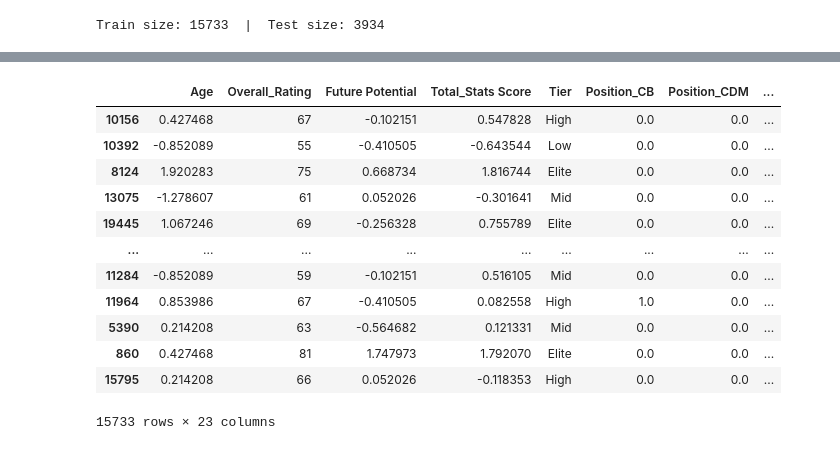
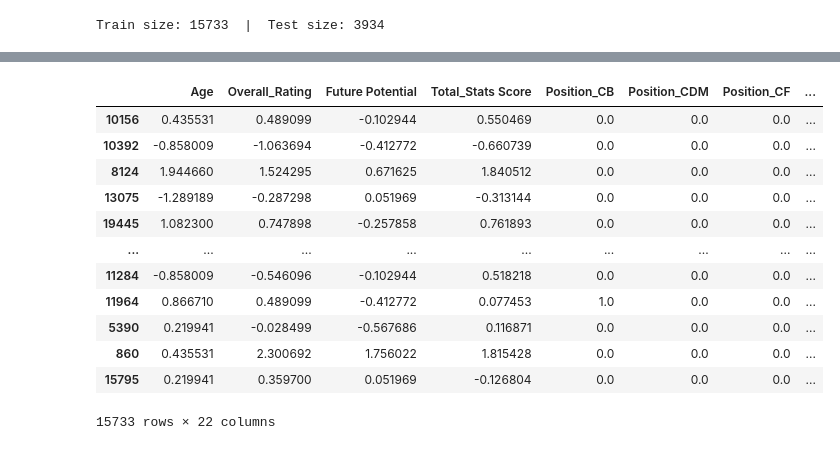
Before and after one commit to HaneenMohamed14/ML, a Jupyter notebook: ML 2.ipynb, the cells around one changed output, grey strips where cells are left out. Saved outputs shown, nothing was run; the diff lists cells and outputs as text; code cells hidden in the pictures.

```diff
--- a/ML 2.ipynb
+++ b/ML 2.ipynb
@@ -336,3 +332,9 @@ pos_test  = pd.DataFrame(ohe.transform(X_test[['Position']]),  columns=pos_cols,
 
 X_train = pd.concat([X_train, pos_train], axis=1).drop(columns=['Position'])
 X_test  = pd.concat([X_test,  pos_test],  axis=1).drop(columns=['Position'])
+# %%
+X_train_reg = X_train.copy()
+X_test_reg  = X_test.copy()
+
+X_train_clf = X_train.copy()
+X_test_clf  = X_test.copy()
@@ -339,27 +344,27 @@ X_test  = pd.concat([X_test,  pos_test],  axis=1).drop(columns=['Position'])
 # %%
-def target_encode_train(X_train, y_train, col, n_splits=5, random_state=42):
-    global_mean = y_train.mean()
-    encoded = pd.Series(global_mean, index=X_train.index)
+def target_encode_train(X_train_reg, y_reg_train, col, n_splits=5, random_state=42):
+    global_mean = y_reg_train.mean()
+    encoded = pd.Series(global_mean, index=X_train_reg.index)
     kf = KFold(n_splits=n_splits, shuffle=True, random_state=random_state)
 
-    for train_idx, val_idx in kf.split(X_train):
-        fold_means = y_train.iloc[train_idx].groupby(X_train[col].iloc[train_idx]).mean()
-        encoded.iloc[val_idx] = X_train[col].iloc[val_idx].map(fold_means).fillna(global_mean)
+    for train_idx, val_idx in kf.split(X_train_reg):
+        fold_means = y_reg_train.iloc[train_idx].groupby(X_train_reg[col].iloc[train_idx]).mean()
+        encoded.iloc[val_idx] = X_train_reg[col].iloc[val_idx].map(fold_means).fillna(global_mean)
 
 
-    full_means = y_train.groupby(X_train[col]).mean()
+    full_means = y_reg_train.groupby(X_train_reg[col]).mean()
     return encoded, full_means, global_mean
 
 
 for col in ['Country', 'Team']:
-    enc_train, means, global_mean = target_encode_train(X_train, y_train, col)
+    enc_train, means, global_mean = target_encode_train(X_train_reg, y_reg_train, col)
 
-    X_train[f'{col}_enc'] = enc_train
-    X_test[f'{col}_enc']  = X_test[col].map(means).fillna(global_mean)
+    X_train_reg[f'{col}_enc'] = enc_train
+    X_test_reg[f'{col}_enc']  = X_test_reg[col].map(means).fillna(global_mean)
 
-    X_train = X_train.drop(columns=[col])
-    X_test  = X_test.drop(columns=[col])
+    X_train_reg = X_train_reg.drop(columns=[col])
+    X_test_reg  = X_test_reg.drop(columns=[col])
 
-print("Train shape:", X_train.shape)
-print("Test shape:",  X_test.shape)
+print("Train shape:", X_train_reg.shape)
+print("Test shape:",  X_test_reg.shape)
 # %% [output]
@@ -401,11 +419,11 @@ X_test
 #scaling
 
 cols_to_scale = ['Age', 'Future Potential', 'Total_Stats Score',
-                 'Country_enc', 'Team_enc']
+                 'Country_enc', 'Team_enc','Overall_Rating']
 scaler = StandardScaler()
 
-X_train[cols_to_scale] = scaler.fit_transform(X_train[cols_to_scale])
-X_test[cols_to_scale]  = scaler.transform(X_test[cols_to_scale])
+X_train_reg[cols_to_scale] = scaler.fit_transform(X_train_reg[cols_to_scale])
+X_test_reg[cols_to_scale]  = scaler.transform(X_test_reg[cols_to_scale])
 
-print(X_train[cols_to_scale].describe().round(2))
+print(X_train_reg[cols_to_scale].describe().round(2))
 # %% [output]
@@ -421,16 +454,16 @@ max        4.48              3.60               2.79        17.56     10.73
 # %%
-X_train
+X_train_reg
 # %% [output]
-|  | Age | Overall_Rating | Future Potential | Total_Stats Score | Tier | Position_CB | Position_CDM | ... |
-| 10156 | 0.427468 | 67 | -0.102151 | 0.547828 | High | 0.0 | 0.0 | ... |
-| 10392 | -0.852089 | 55 | -0.410505 | -0.643544 | Low | 0.0 | 0.0 | ... |
-| 8124 | 1.920283 | 75 | 0.668734 | 1.816744 | Elite | 0.0 | 0.0 | ... |
-| 13075 | -1.278607 | 61 | 0.052026 | -0.301641 | Mid | 0.0 | 0.0 | ... |
-| 19445 | 1.067246 | 69 | -0.256328 | 0.755789 | Elite | 0.0 | 0.0 | ... |
+|  | Age | Overall_Rating | Future Potential | Total_Stats Score | Position_CB | Position_CDM | Position_CF | ... |
+| 10156 | 0.435531 | 0.489099 | -0.102944 | 0.550469 | 0.0 | 0.0 | 0.0 | ... |
+| 10392 | -0.858009 | -1.063694 | -0.412772 | -0.660739 | 0.0 | 0.0 | 0.0 | ... |
+| 8124 | 1.944660 | 1.524295 | 0.671625 | 1.840512 | 0.0 | 0.0 | 0.0 | ... |
+| 13075 | -1.289189 | -0.287298 | 0.051969 | -0.313144 | 0.0 | 0.0 | 0.0 | ... |
+| 19445 | 1.082300 | 0.747898 | -0.257858 | 0.761893 | 0.0 | 0.0 | 0.0 | ... |
 | ... | ... | ... | ... | ... | ... | ... | ... | ... |
-| 11284 | -0.852089 | 59 | -0.102151 | 0.516105 | Mid | 0.0 | 0.0 | ... |
-| 11964 | 0.853986 | 67 | -0.410505 | 0.082558 | High | 1.0 | 0.0 | ... |
-| 5390 | 0.214208 | 63 | -0.564682 | 0.121331 | Mid | 0.0 | 0.0 | ... |
-| 860 | 0.427468 | 81 | 1.747973 | 1.792070 | Elite | 0.0 | 0.0 | ... |
-| 15795 | 0.214208 | 66 | 0.052026 | -0.118353 | High | 0.0 | 0.0 | ... |
+| 11284 | -0.858009 | -0.546096 | -0.102944 | 0.518218 | 0.0 | 0.0 | 0.0 | ... |
+| 11964 | 0.866710 | 0.489099 | -0.412772 | 0.077453 | 1.0 | 0.0 | 0.0 | ... |
+| 5390 | 0.219941 | -0.028499 | -0.567686 | 0.116871 | 0.0 | 0.0 | 0.0 | ... |
+| 860 | 0.435531 | 2.300692 | 1.756022 | 1.815428 | 0.0 | 0.0 | 0.0 | ... |
+| 15795 | 0.219941 | 0.359700 | 0.051969 | -0.126804 | 0.0 | 0.0 | 0.0 | ... |
-15733 rows × 23 columns
+15733 rows × 22 columns
```
Also changed, not shown: parts of 27 cells of this notebook.
